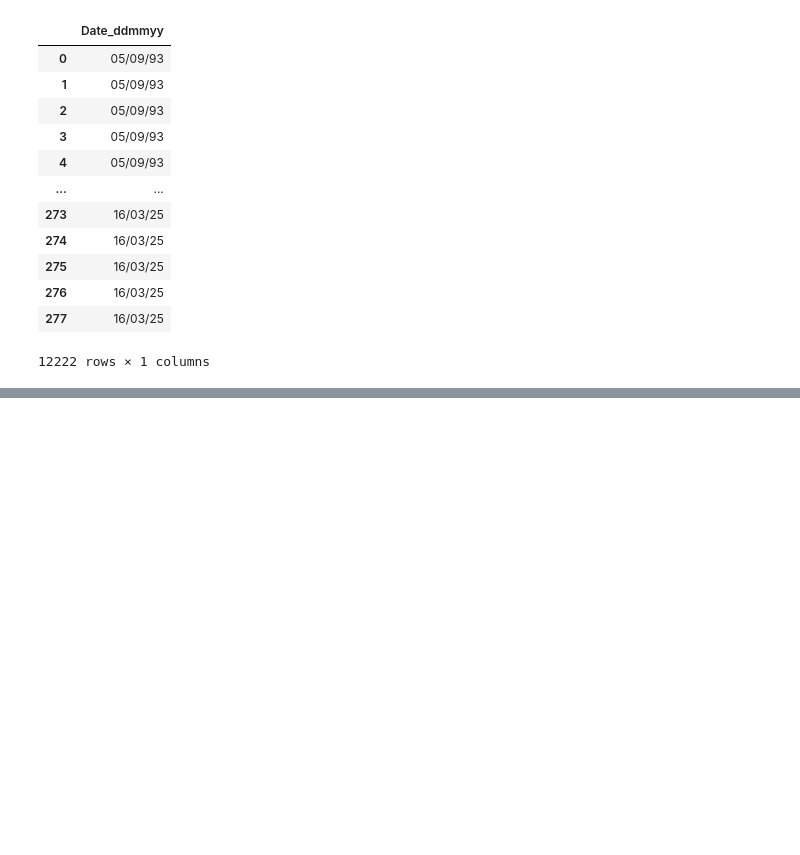
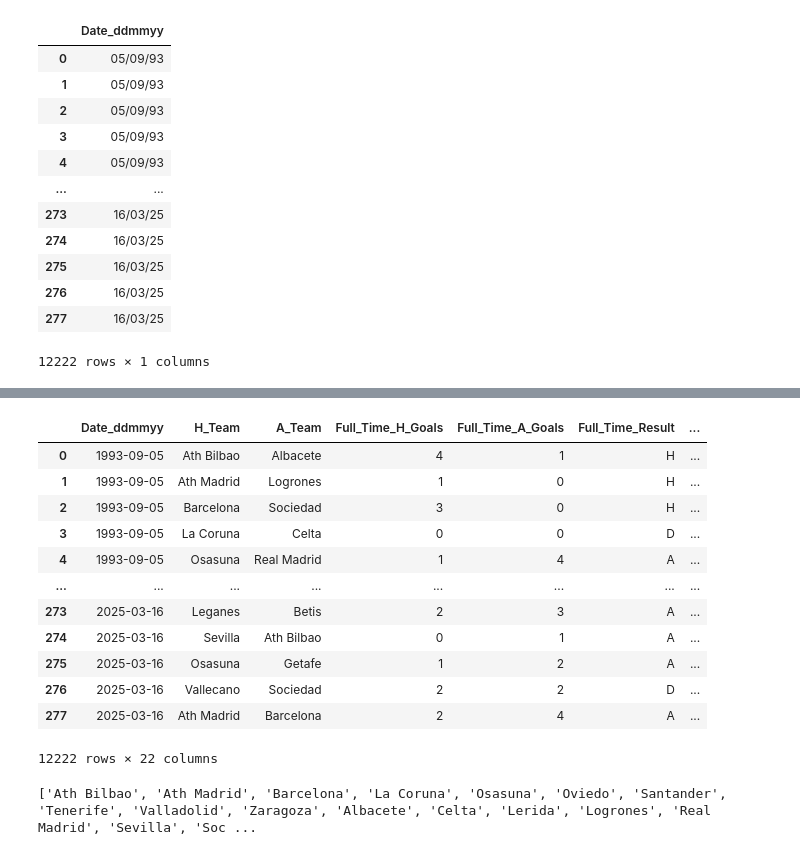
Before and after one commit to NachoArroyo20022/Soccer_ELO, a Jupyter notebook: data_processing.ipynb, the cells around one changed output, grey strips where cells are left out. Saved outputs shown, nothing was run; the diff lists cells and outputs as text; code cells hidden in the pictures; blank space fills up the shorter version.

```diff
--- a/data_processing.ipynb
+++ b/data_processing.ipynb
@@ -78,3 +78,25 @@ master_df
 12222 rows × 22 columns
 # %%
 master_df.to_csv('output.csv', index=False)
+# %%
+master_df['Date_ddmmyy'] = pd.to_datetime(master_df['Date_ddmmyy'], format='%d/%m/%y')
+master_df
+# %% [output]
+|  | Date_ddmmyy | H_Team | A_Team | Full_Time_H_Goals | Full_Time_A_Goals | Full_Time_Result | ... |
+| 0 | 1993-09-05 | Ath Bilbao | Albacete | 4 | 1 | H | ... |
+| 1 | 1993-09-05 | Ath Madrid | Logrones | 1 | 0 | H | ... |
+| 2 | 1993-09-05 | Barcelona | Sociedad | 3 | 0 | H | ... |
+| 3 | 1993-09-05 | La Coruna | Celta | 0 | 0 | D | ... |
+| 4 | 1993-09-05 | Osasuna | Real Madrid | 1 | 4 | A | ... |
+| ... | ... | ... | ... | ... | ... | ... | ... |
+| 273 | 2025-03-16 | Leganes | Betis | 2 | 3 | A | ... |
+| 274 | 2025-03-16 | Sevilla | Ath Bilbao | 0 | 1 | A | ... |
+| 275 | 2025-03-16 | Osasuna | Getafe | 1 | 2 | A | ... |
+| 276 | 2025-03-16 | Vallecano | Sociedad | 2 | 2 | D | ... |
+| 277 | 2025-03-16 | Ath Madrid | Barcelona | 2 | 4 | A | ... |
+12222 rows × 22 columns
+# %%
+teams = master_df['H_Team'].unique().tolist()
+print(teams, len(teams))
+# %% [output]
+['Ath Bilbao', 'Ath Madrid', 'Barcelona', 'La Coruna', 'Osasuna', 'Oviedo', 'Santander', 'Tenerife', 'Valladolid', 'Zaragoza', 'Albacete', 'Celta', 'Lerida', 'Logrones', 'Real Madrid', 'Sevilla', 'Soc ...
```
Also changed, not shown: parts of 4 cells of this notebook, 51 other files.
